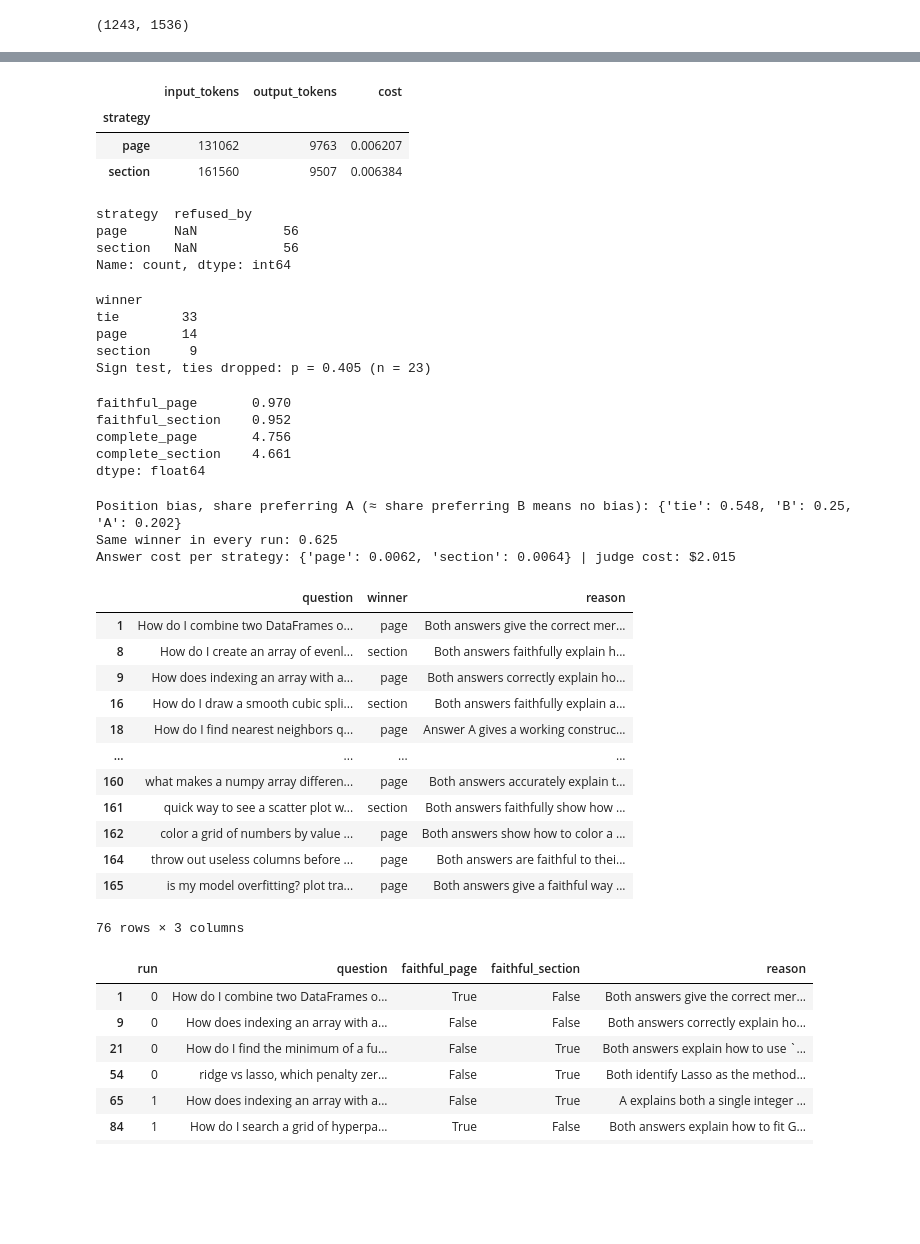
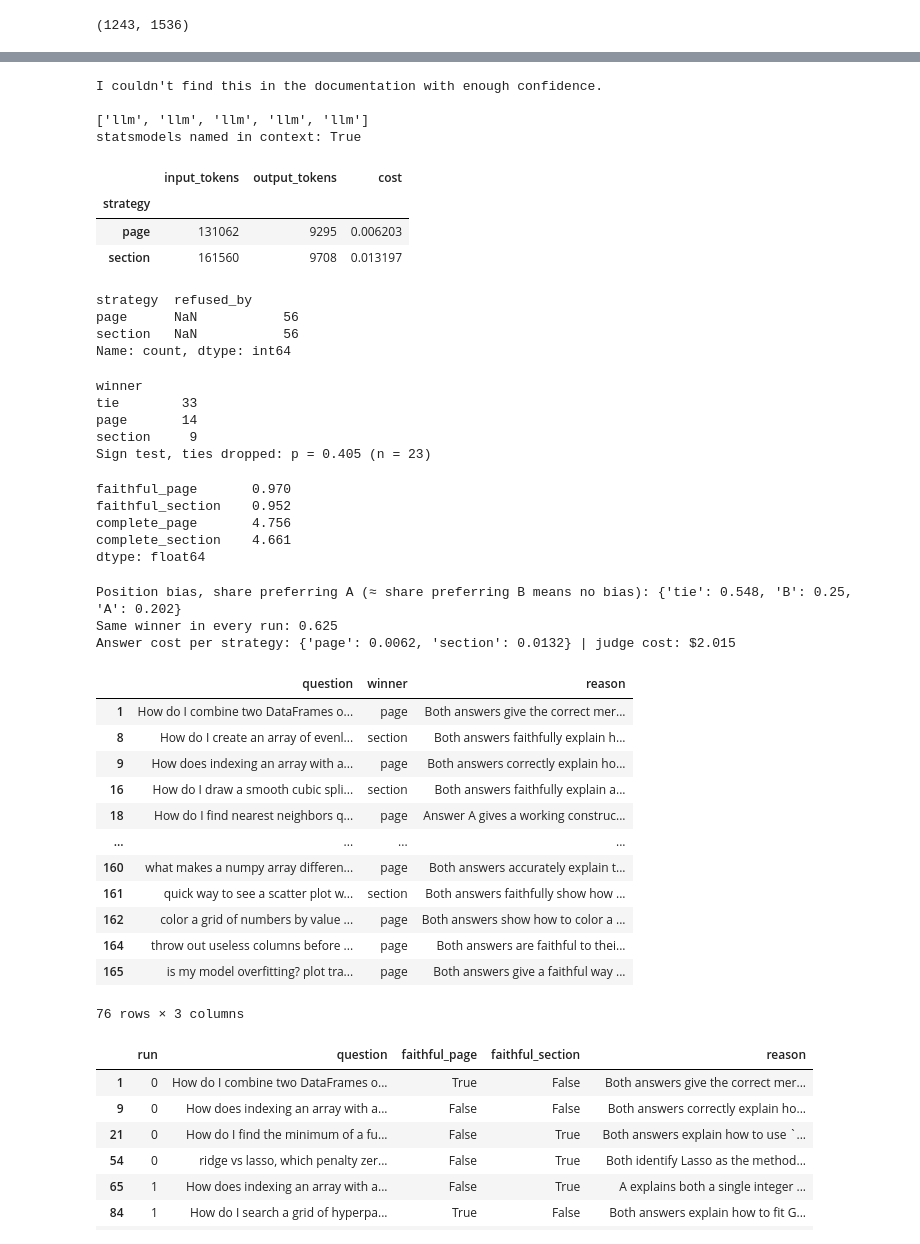
Before and after one commit to MWPerrineJr/llm_engineering-1, a Jupyter notebook: datascience_rag/datascience_rag.ipynb, the cells around one changed output, grey strips where cells are left out. Saved outputs shown, nothing was run; the diff lists cells and outputs as text; code cells hidden in the pictures; blank space fills up the shorter version.

```diff
--- a/datascience_rag/datascience_rag.ipynb
+++ b/datascience_rag/datascience_rag.ipynb
@@ -1060,21 +1138,43 @@ Total: $0.0225 | per LLM call: $0.000375| per 1,000 questions: $0.38
+# %%
+# --- Inspect the leak, then re-ask it 5 times (temperature is fixed at 1)
+r = eval_df[eval_df.question.str.contains('OLS')].iloc[0]
+print(qa.loc[qa.question == r.question, 'answer'].item(), "\n")
+print([ask(r.question, qv=r.qv)['refused_by'] for _ in range(5)]) # ~5 LLM calls, < $0.002
+print("statsmodels named in context:", "statsmodels" in ask(r.question, qv=r.qv)['context'])
+# %% [output]
+I couldn't find this in the documentation with enough confidence.
+
+['llm', 'llm', 'llm', 'llm', 'llm']
+statsmodels named in context: True
 # %%
 # --- Step 9d-1: answer every answerable question with BOTH chunking strategies ---
-ans_eval = eval_df[eval_df.library.notna()]
-gen = []
-for r in tqdm(ans_eval.itertuples(), total=len(ans_eval)):
-    for strat in ("page", "section"):
-        out = ask(r.question, qv=r.qv, strategy=strat)          # **filters overrides the 'section' default
-        gen.append({"question": r.question, "strategy": strat,
-                    **{k: out.get(k) for k in ("answer", "context", "refused_by",
-                                               "input_tokens", "output_tokens", "cost")}})
-gen = pd.DataFrame(gen)
-display(gen.groupby("strategy")[["input_tokens", "output_tokens", "cost"]].sum())
-display(gen.groupby("strategy").refused_by.value_counts(dropna=False))   # any refusals = automatic weak answers
+RERUN_JUDGE = False # True =. regenerate answers + re-judge (~6 min + ~ $2). False =load saved results.
+if RERUN_JUDGE:
+    ans_eval = eval_df[eval_df.library.notna()]
+    gen = []
+    for r in tqdm(ans_eval.itertuples(), total=len(ans_eval)):
+        for strat in ('page', 'section'):
+            out = ask(r.question, qv=r.qv, strategy=strat)
+            gen.append({'question': r.question,
+                        'strategy': strat,
+                        **{k: out.get(k) for k in ('answer',
+                                                   'context',
+                                                   'refused_by',
+                                                   'input_tokens',
+                                                   'output_tokens',
+                                                   'cost')}})
+    gen = pd.DataFrame(gen)
+    gen.to_parquet('judge_answer.parquet')
+else:
+    gen = pd.read_parquet('judge_answers.parquet')
+
+display(gen.groupby('strategy')[['input_tokens', 'output_tokens', 'cost']].sum())
+display(gen.groupby('strategy').refused_by.value_counts(dropna=False))
 # %% [output]
 |  | input_tokens | output_tokens | cost |
 | strategy |  |  |  |
-| page | 131062 | 9763 | 0.006207 |
-| section | 161560 | 9507 | 0.006384 |
+| page | 131062 | 9295 | 0.006203 |
+| section | 161560 | 9708 | 0.013197 |
 strategy  refused_by
 page      NaN           56
 section   NaN           56
@@ -1129,7 +1229,11 @@ def judge_run(run, seed=42):
 # --- Step 9d-3: judge, then score ---
 from scipy.stats import binomtest
 
-judged = pd.concat([judged] + [judge_run(r) for r in (1, 2)], ignore_index=True)  # start with 1 run; change to range(3) once it looks right
+if RERUN_JUDGE:
+    judged = pd.concat([judge_run(r) for r in range(3)], ignore_index=True)
+    judged.to_parquet('judge_results.parquet')
+else:
+    judged = pd.read_parquet('judge_results.parquet')
 
 # 1. Who wins? (majority across runs per question; split votes -> tie)
 maj = judged.groupby("question").winner.agg(lambda s: s.mode()[0] if s.mode().size == 1 else "tie")
@@ -1164,7 +1268,7 @@ complete_section    4.661
 dtype: float64
 Position bias, share preferring A (≈ share preferring B means no bias): {'tie': 0.548, 'B': 0.25, 'A': 0.202}
 Same winner in every run: 0.625
-Answer cost per strategy: {'page': 0.0062, 'section': 0.0064} | judge cost: $2.015
+Answer cost per strategy: {'page': 0.0062, 'section': 0.0132} | judge cost: $2.015
 |  | question | winner | reason |
 | 1 | How do I combine two DataFrames o... | page | Both answers give the correct mer... |
 | 8 | How do I create an array of evenl... | section | Both answers faithfully explain h... |
```
Also changed, not shown: parts of 20 cells of this notebook, 12 other files.
